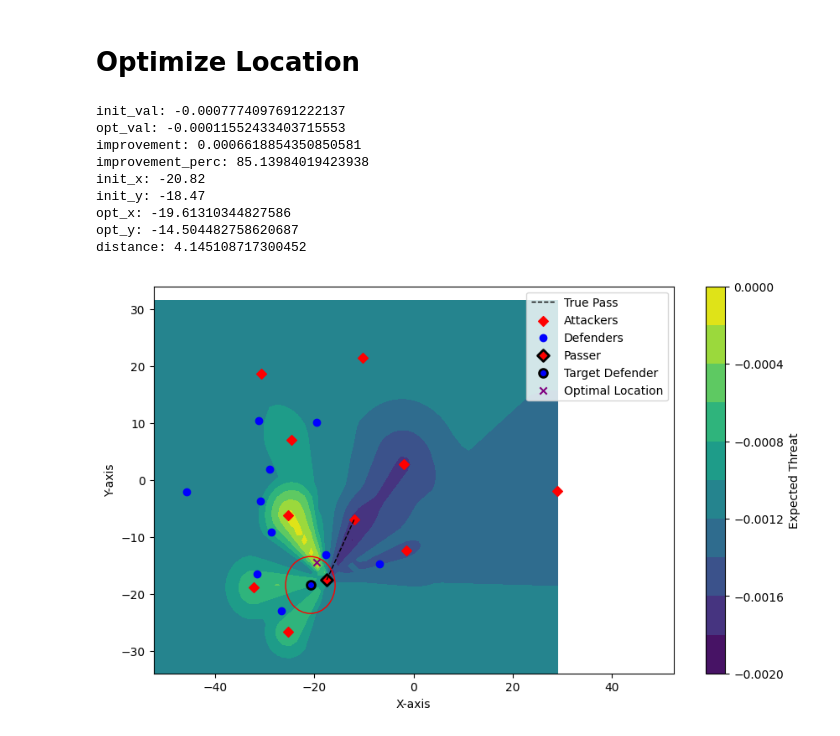
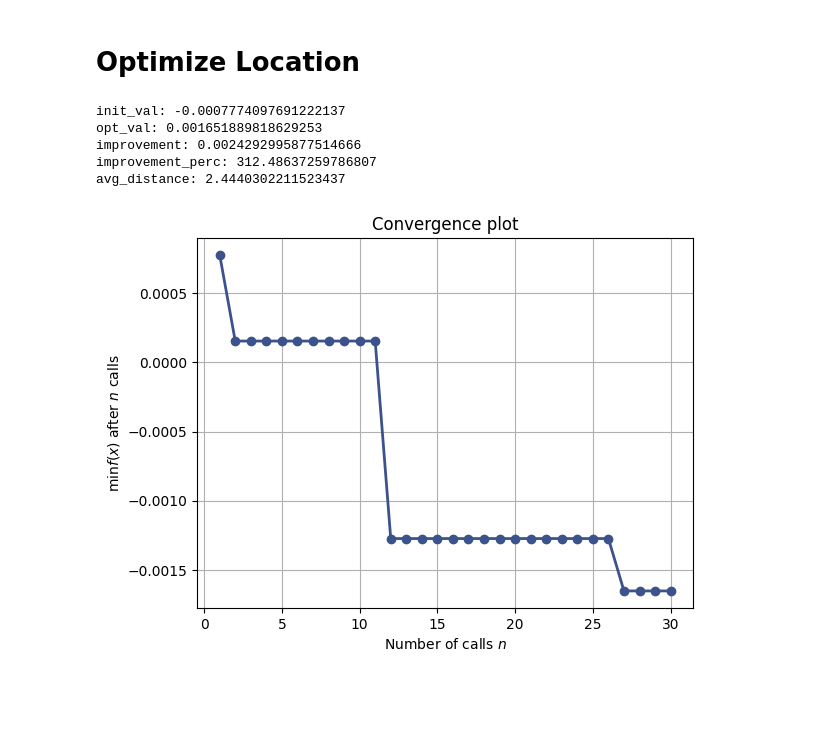
Before and after one commit to ariskoutris/defensive-passing-networks, a Jupyter notebook: src/notebooks/joint_position_optimization.ipynb, the cells around one changed output. Drawn from its saved outputs; the diff is of its cells as text; code cells hidden in the pictures; blank space fills up the shorter version.

Commit message:
Jointly optimize position of all defenders using bayesian optimization

```diff
--- a/src/notebooks/joint_position_optimization.ipynb
+++ b/src/notebooks/joint_position_optimization.ipynb
@@ -108,38 +37,2 @@ plt.show()
 # %% [markdown]
 # Optimize Location
-# %%
-threat_func = optim_utils.create_xt_func(defender_id, passes_df, frame_id, threat_map)
-threat_agg = optim_utils.threat_aggregator('softmax', temp=0.03)
-opt_func = lambda x, y: -threat_agg(threat_func(x, y))
-pass_plotter = plot_utils.PassPlotter(passes_df, frame_id, pitch_length, pitch_width)
-
-
-radius = 5
-x_def, y_def = pass_plotter.get_player_location(defender_id)
-Z_opt, x_opt, y_opt = optim_utils.optimize_func(opt_func, x_def, y_def, radius=radius, bound_x=pitch_length, bound_y=pitch_width, grid_res=30)
-results = optim_utils.optimization_report(opt_func, x_def, y_def, x_opt, y_opt)
-for k,v in results.items():
-    print(f'{k}: {v}')
-
-
-ax = optim_utils.visualize_func(opt_func, x_def, y_def, radius=50, bound_x=pitch_length, bound_y=pitch_width, grid_res=60, contour_levels=10)
-pass_plotter.plot_pass(ax, defender_id, optimal_location=(x_opt, y_opt))
-circle = plt.Circle((x_def, y_def), radius, color='r', fill=False)
-ax.add_artist(circle)
-plt.legend()
-plt.xlabel('X-axis')
-plt.ylabel('Y-axis')
-plt.xlim([-pitch_length/2, pitch_length/2])
-plt.ylim([-pitch_width/2, pitch_width/2])
-plt.show()
-# %% [output]
-init_val: -0.0007774097691222137
-opt_val: -0.00011552433403715553
-improvement: 0.0006618854350850581
-improvement_perc: 85.13984019423938
-init_x: -20.82
-init_y: -18.47
-opt_x: -19.61310344827586
-opt_y: -14.504482758620687
-distance: 4.145108717300452
-[figure, removed]
@@ -145,0 +44,37 @@ distance: 4.145108717300452
+# %%
+threat_func = joint_optim_utils.create_joint_xt_func_vectorized(passes_df, frame_id, threat_map)
+threat_agg = optim_utils.threat_aggregator('softmax', temp=0.03)
+opt_func = lambda x: -threat_agg(threat_func(x))
+
+pass_plotter = plot_utils.PassPlotter(passes_df, frame_id, pitch_length, pitch_width)
+
+radius = 2
+
+_,_,defenders_info,_ = optim_utils.retrieve_player_positions(passes_df, frame_id)
+x_init = list(joint_optim_utils.extract_defender_positions(defenders_info))
+bounds = joint_optim_utils.generate_bounds(x_init, radius)
+
+opt_func_neg = lambda x: -opt_func(x)
+res = gp_minimize(opt_func_neg,
+                  bounds,
+                  acq_func="gp_hedge",
+                  n_calls=30,
+                  n_random_starts=10,
+                  random_state=1234,
+                  x0=x_init)
+
+x_opt = res.x
+results = joint_optim_utils.joint_optimization_report(opt_func, x_init, x_opt)
+for k,v in results.items():
+    print(f'{k}: {v}')
+# %% [output]
+init_val: -0.0007774097691222137
+opt_val: 0.001651889818629253
+improvement: 0.0024292995877514666
+improvement_perc: 312.48637259786807
+avg_distance: 2.4440302211523437
+# %%
+plot_convergence(res)
+plt.show()
+# %% [output]
+[figure, added]
```
Also changed, not shown: parts of 11 cells of this notebook, 2 other files.
